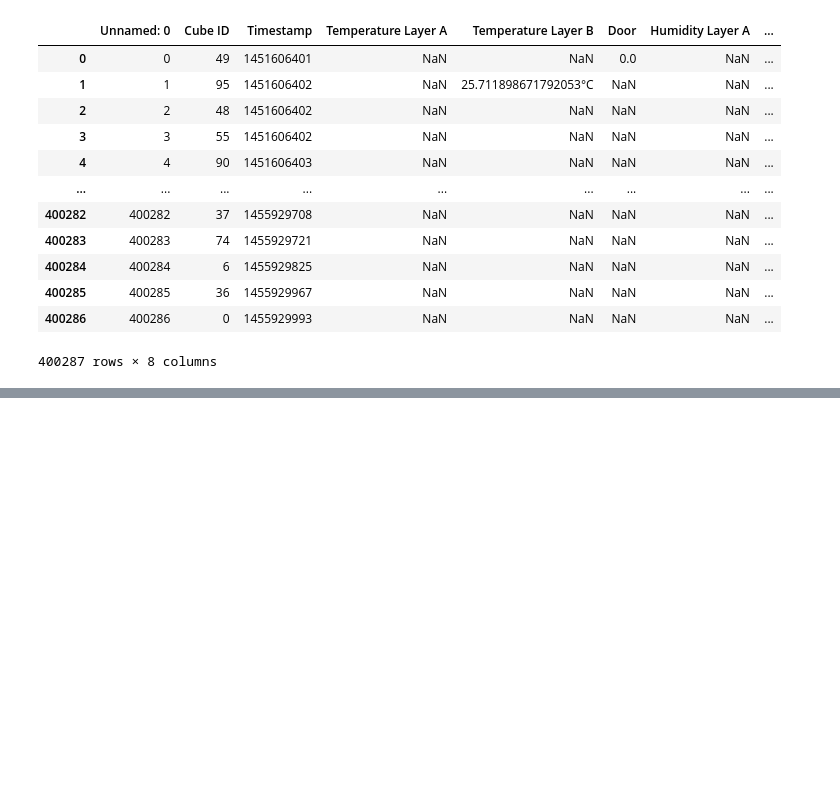
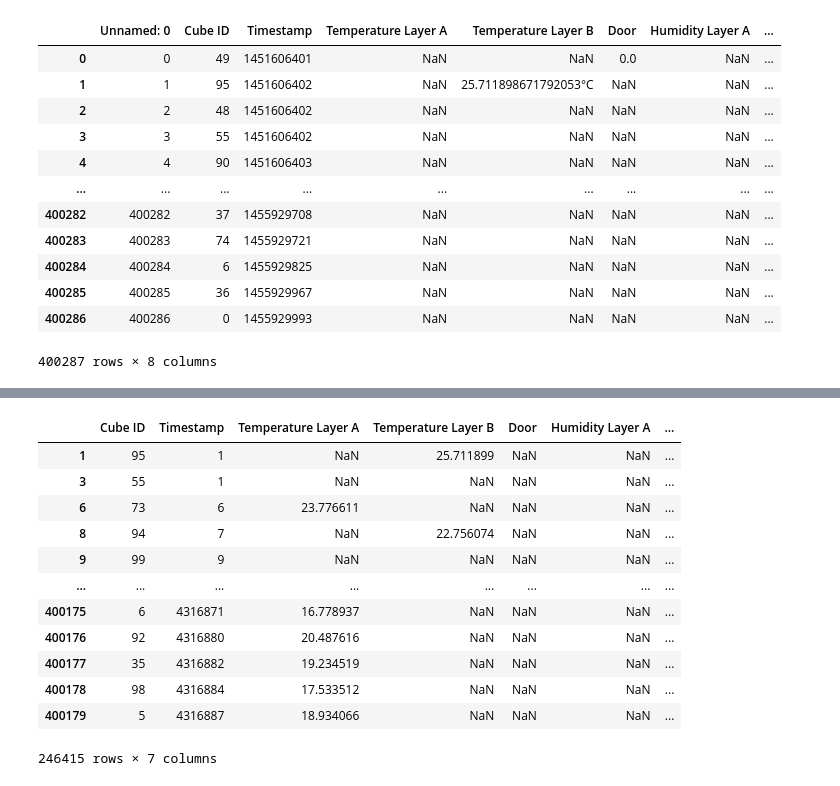
Before and after one commit to KonstantinMosin/data-processing, a Jupyter notebook: src/processing.ipynb, the cells around one changed output, grey strips where cells are left out. Drawn from its saved outputs; the diff is of its cells as text; code cells hidden in the pictures; blank space fills up the shorter version.

```diff
--- a/src/processing.ipynb
+++ b/src/processing.ipynb
@@ -46,3 +77,20 @@ df
+# %%
+df = df.dropna(how='all', subset=['Temperature Layer A', 'Temperature Layer B', 'Humidity Layer A', 'Humidity Layer B'])
+df
+# %% [output]
+|  | Cube ID | Timestamp | Temperature Layer A | Temperature Layer B | Door | Humidity Layer A | ... |
+| 1 | 95 | 1 | NaN | 25.711899 | NaN | NaN | ... |
+| 3 | 55 | 1 | NaN | NaN | NaN | NaN | ... |
+| 6 | 73 | 6 | 23.776611 | NaN | NaN | NaN | ... |
+| 8 | 94 | 7 | NaN | 22.756074 | NaN | NaN | ... |
+| 9 | 99 | 9 | NaN | NaN | NaN | NaN | ... |
+| ... | ... | ... | ... | ... | ... | ... | ... |
+| 400175 | 6 | 4316871 | 16.778937 | NaN | NaN | NaN | ... |
+| 400176 | 92 | 4316880 | 20.487616 | NaN | NaN | NaN | ... |
+| 400177 | 35 | 4316882 | 19.234519 | NaN | NaN | NaN | ... |
+| 400178 | 98 | 4316884 | 17.533512 | NaN | NaN | NaN | ... |
+| 400179 | 5 | 4316887 | 18.934066 | NaN | NaN | NaN | ... |
+246415 rows × 7 columns
 # %%
 import numpy as np
 import matplotlib.pyplot as plt
```
Also changed, not shown: parts of 7 cells of this notebook.
